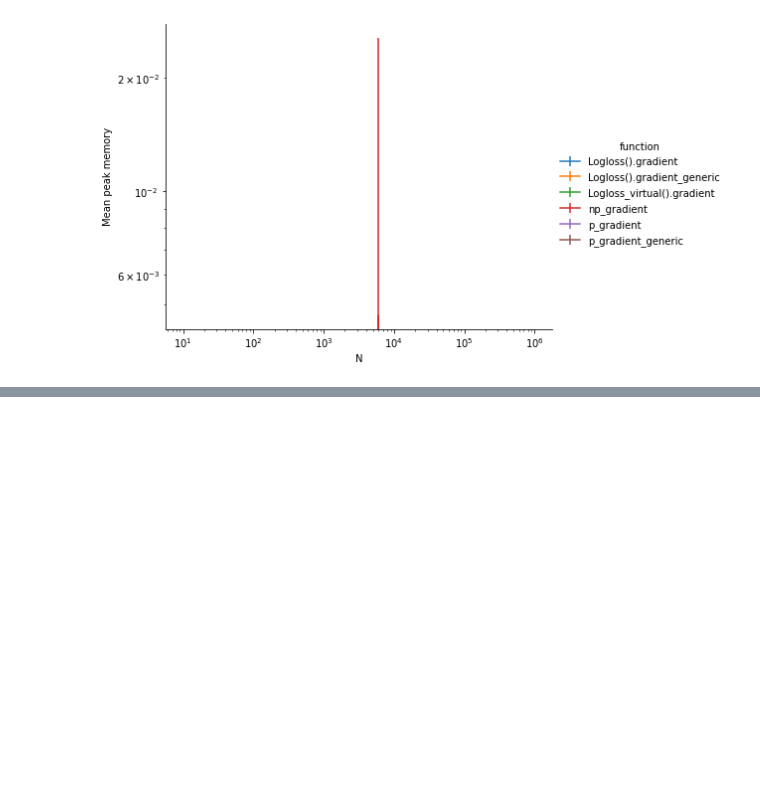
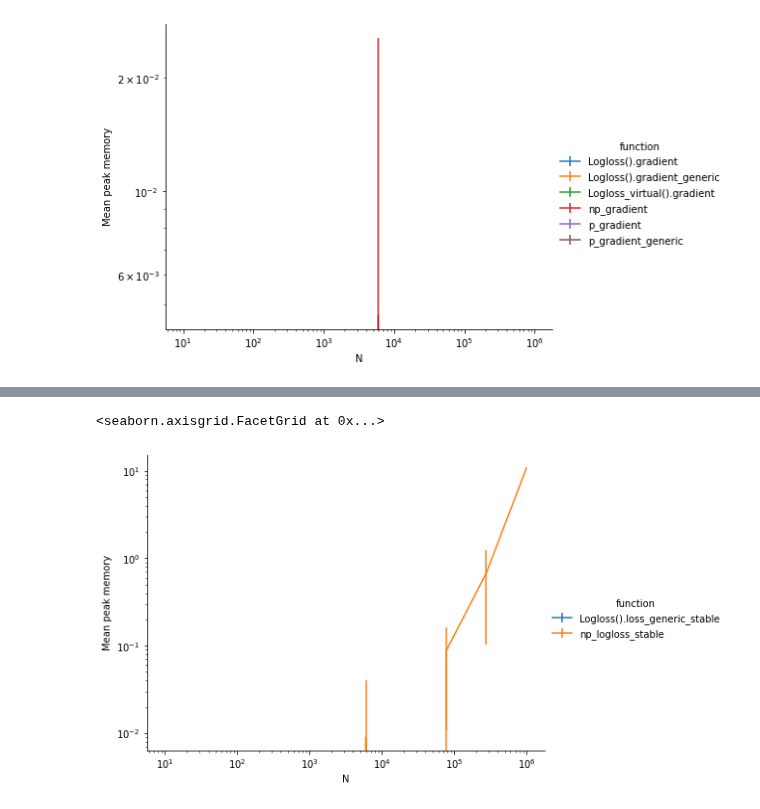
Before and after one commit to lorentzenchr/notebooks, a Jupyter notebook: bench_logloss_Cython.ipynb, the cells around one changed output, grey strips where cells are left out. Drawn from its saved outputs; the diff is of its cells as text; code cells hidden in the pictures; blank space fills up the shorter version.

```diff
--- a/bench_logloss_Cython.ipynb
+++ b/bench_logloss_Cython.ipynb
@@ -500,0 +731,9 @@ g.add_legend()
+# %%
+g = sns.FacetGrid(df.peak_memory.reset_index(), hue="function", height=5, aspect=4/3)
+g.map_dataframe(errplot, "N", "mean", "std")
+g.set(xscale="log", yscale="log")
+g.set_axis_labels(y_var="Mean peak memory")
+g.add_legend()
+# %% [output]
+<seaborn.axisgrid.FacetGrid at 0x...>
+[figure, added]
```
Also changed, not shown: parts of 37 cells of this notebook.
